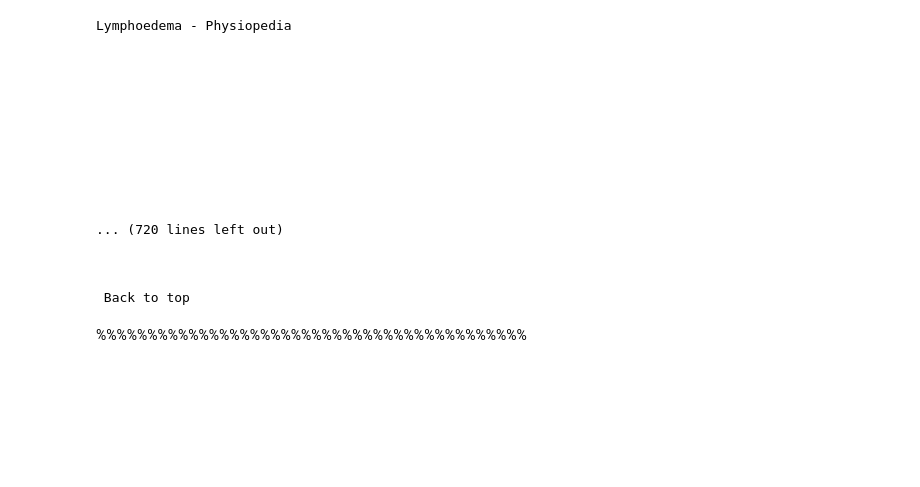
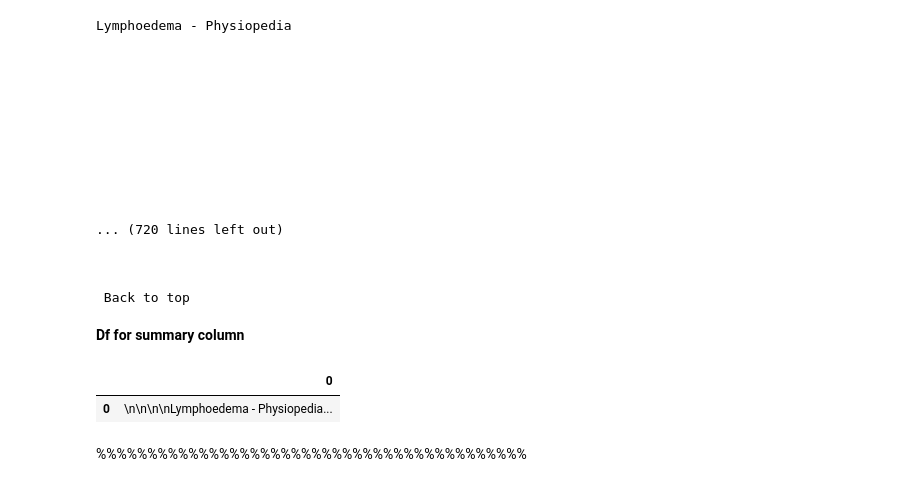
Before and after one commit to NileshCT/Web_Scraping, a Jupyter notebook: Web_scraping.ipynb, the cells around one changed output. Drawn from its saved outputs; the diff is of its cells as text; code cells hidden in the pictures; blank space fills up the shorter version.

```diff
--- a/Web_scraping.ipynb
+++ b/Web_scraping.ipynb
@@ -79,3 +90,5 @@ Lymphoedema - Physiopedia
 
 
  Back to top
+# %% [markdown]
+**Df for summary column**
@@ -82,3 +97,8 @@ Lymphoedema - Physiopedia
+# %%
+summary1.head()
+# %% [output]
+|  | 0 |
+| 0 | \n\n\n\nLymphoedema - Physiopedia... |
 # %% [markdown]
 %%%%%%%%%%%%%%%%%%%%%%%%%%%%%%%%%%%%%%%%%%
 # %% [markdown]
```
Also changed, not shown: parts of 14 cells of this notebook.
